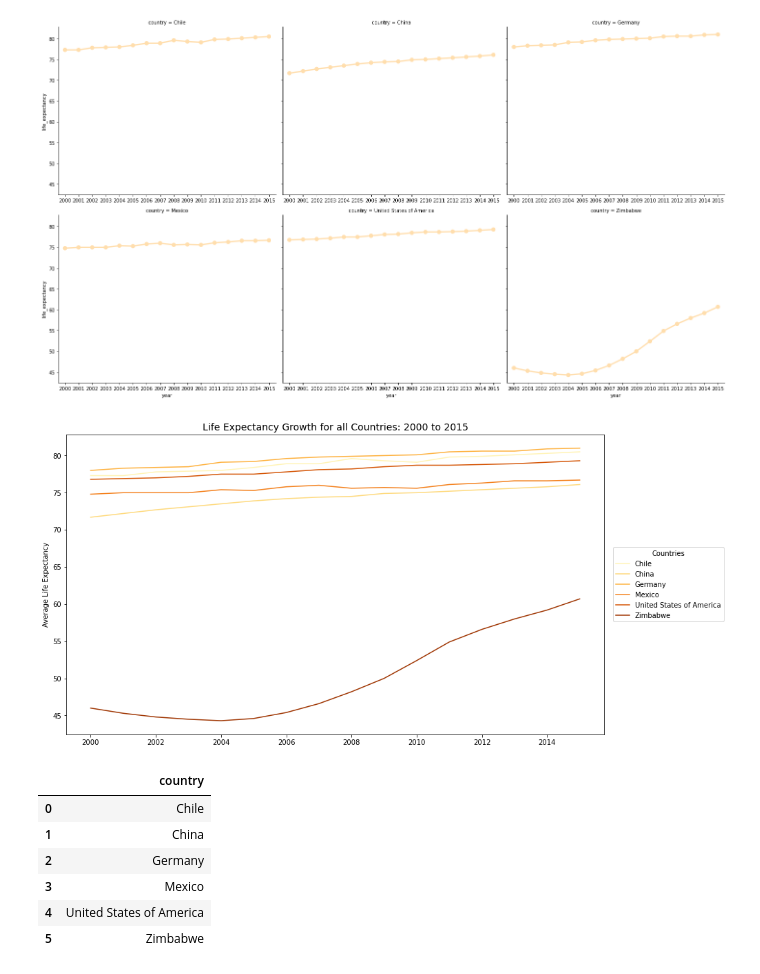
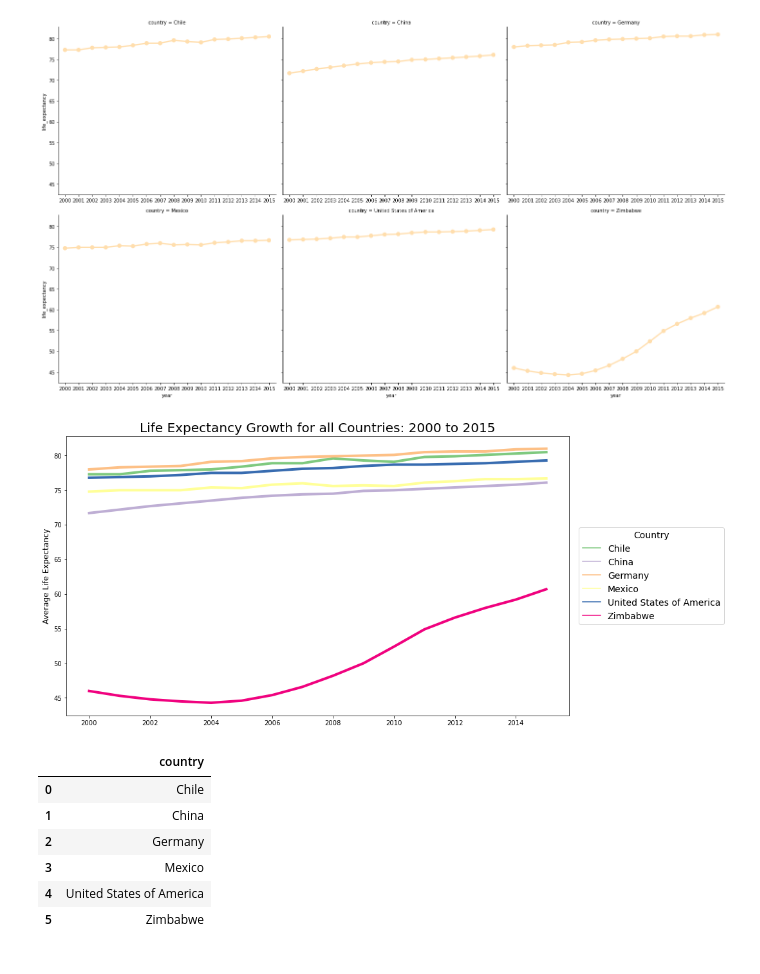
Before and after one commit to rj-pal/Codecademy, a Jupyter notebook: Life-Expectancy-and-GDP-Starter/life_expectancy_gdp.ipynb, the cells around one changed output. Saved outputs shown, nothing was run; the diff lists cells and outputs as text; code cells hidden in the pictures.

Commit message:
Updated chart colors and sizes

```diff
--- a/Life-Expectancy-and-GDP-Starter/life_expectancy_gdp.ipynb
+++ b/Life-Expectancy-and-GDP-Starter/life_expectancy_gdp.ipynb
@@ -94,23 +94,22 @@ plt.show()
 [figure]
 # %%
 plt.figure(figsize=(14, 8))
-ax = sns.lineplot(x='year', y='life_expectancy', hue='country', data=data, palette='YlOrBr')
-ax.set_title(f'Life Expectancy Growth for all Countries: 2000 to 2015', fontsize=14)
+ax = sns.lineplot(x='year', y='life_expectancy', hue='country', data=data, palette='Accent', linewidth=4)
+ax.set_title(f'Life Expectancy Growth for all Countries: 2000 to 2015', fontsize=20)
 ax.set_xlabel("")
-ax.set_ylabel("Average Life Expectancy")
-ax.legend(loc='center left',bbox_to_anchor=(1.01, 0.5), title='Countries')
-# yticks = ax.get_yticks()
-#     xticks = ax.get_xticklabels()
-# #     print(yticks)
-#     ylabel = [converter(y) for y in yticks]
-# #     print(ylabel)
-#     ax.set_yticks(yticks)
-#     ax.set_yticklabels(ylabel, fontsize=9)
-#     ax.set_xticklabels(xticks, fontsize=9)
+ax.set_ylabel("Average Life Expectancy", fontsize=12)
+# xticks = ax.get_xticks()
+# ax.set_xticks(xticks)
+# xticklabels = ax.get_xticklabels()
+# ax.set_xticklabels(xticklabels, fontsize=12)
+ax.legend(loc='center left',bbox_to_anchor=(1.01, 0.5), title='Country', title_fontsize=14, prop={'size': 14})
+fig = plt.gcf()
+fig.set_facecolor('white')
+plt.savefig('life_expec_all.png', bbox_inches='tight', dpi=250)
 
 plt.show()
 # %% [output]
-[figure, old version]
+[figure, new version]
 # %%
 # sns.catplot(x='year',y='gdp', col='country', data=data[data.country != "United States of America"], kind='bar', col_wrap=3, color='wheat', height=5.5, aspect=1.2, sharex=False)
 # plt.show()
```
Also changed, not shown: parts of 9 cells of this notebook, 4 other files.
